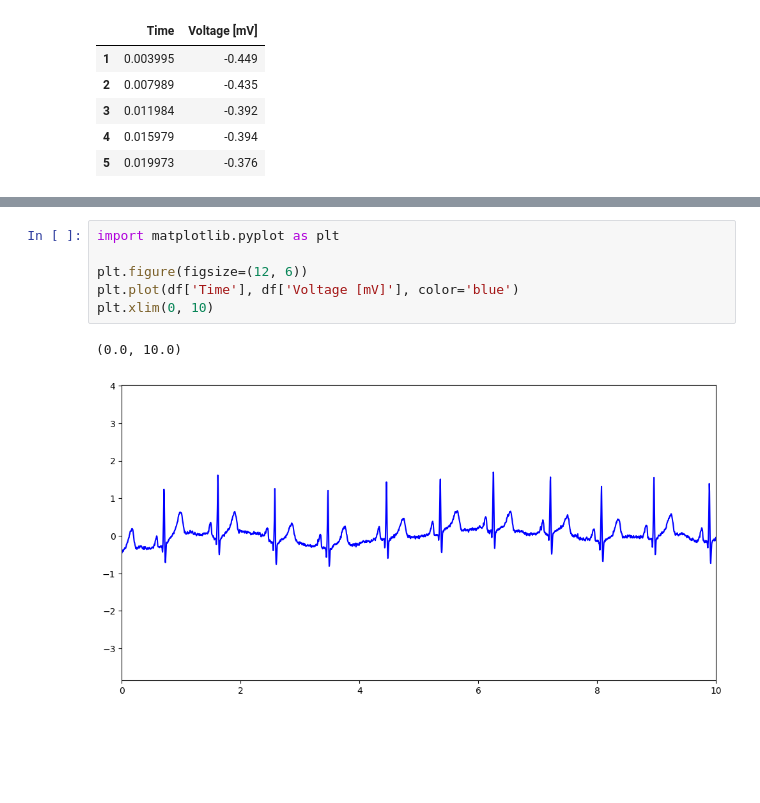
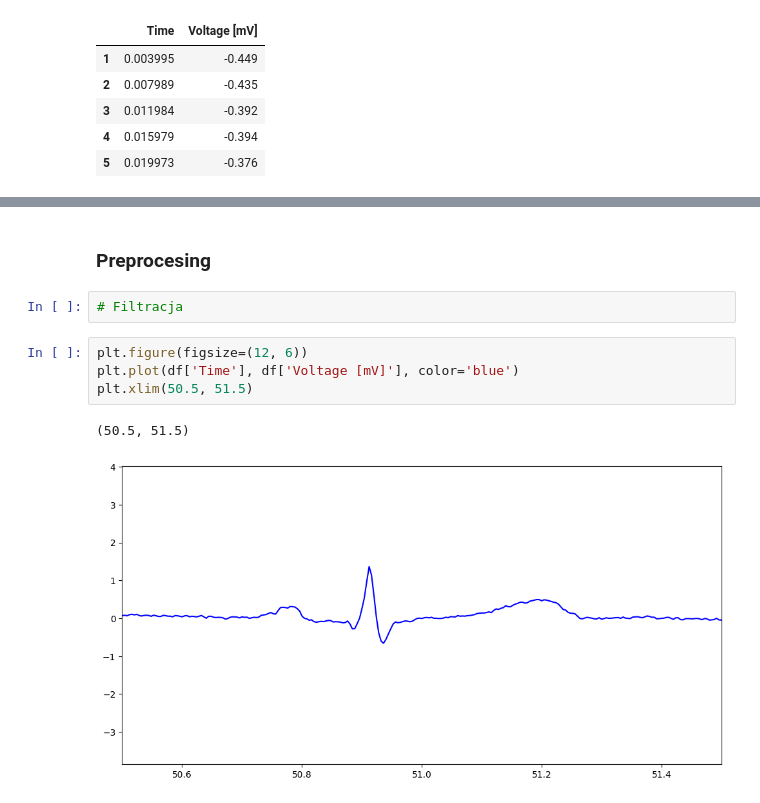
Before and after one commit to ImJaca/ECG_analysis, a Jupyter notebook: Ecg.ipynb, the cells around one changed output, grey strips where cells are left out. Drawn from its saved outputs; the diff is of its cells as text; blank space fills up the shorter version.

```diff
--- a/Ecg.ipynb
+++ b/Ecg.ipynb
@@ -18,9 +48,11 @@ df.head()
+# %% [markdown]
+### Preprocesing
+# %%
+# Filtracja
 # %%
-import matplotlib.pyplot as plt
-
 plt.figure(figsize=(12, 6))
 plt.plot(df['Time'], df['Voltage [mV]'], color='blue')
-plt.xlim(0, 10)
+plt.xlim(50.5, 51.5)
 # %% [output]
-(0.0, 10.0)
+(50.5, 51.5)
-[figure, old version]
+[figure, new version]
```
Also changed, not shown: parts of 4 cells of this notebook.
